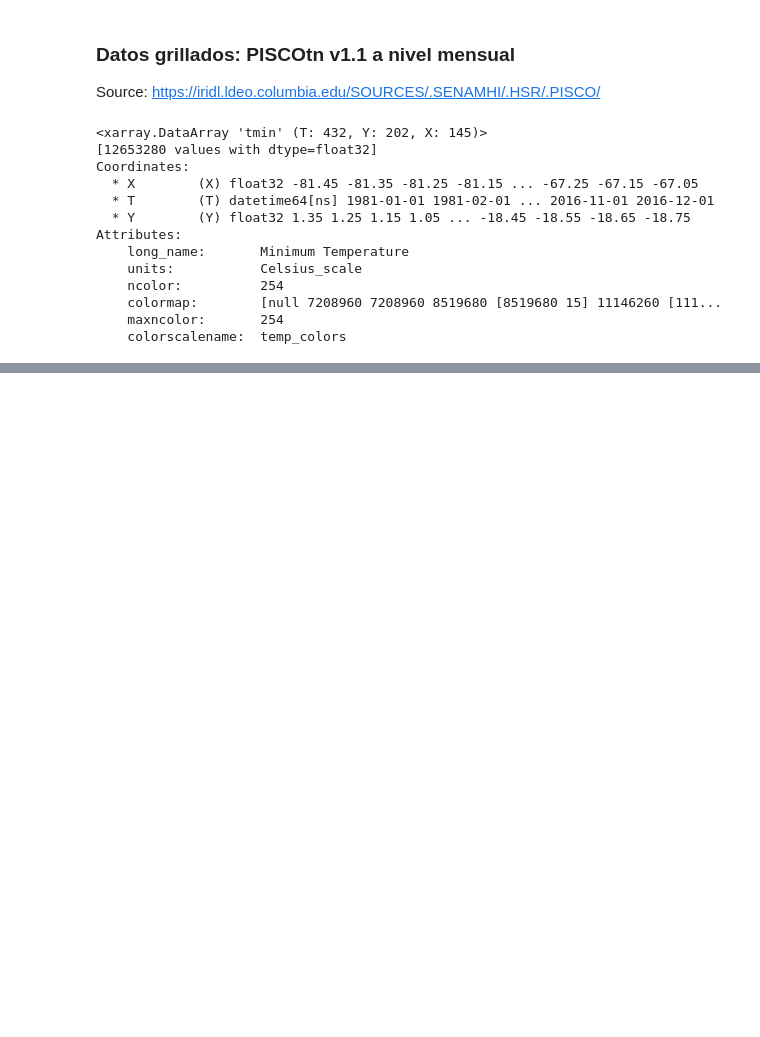
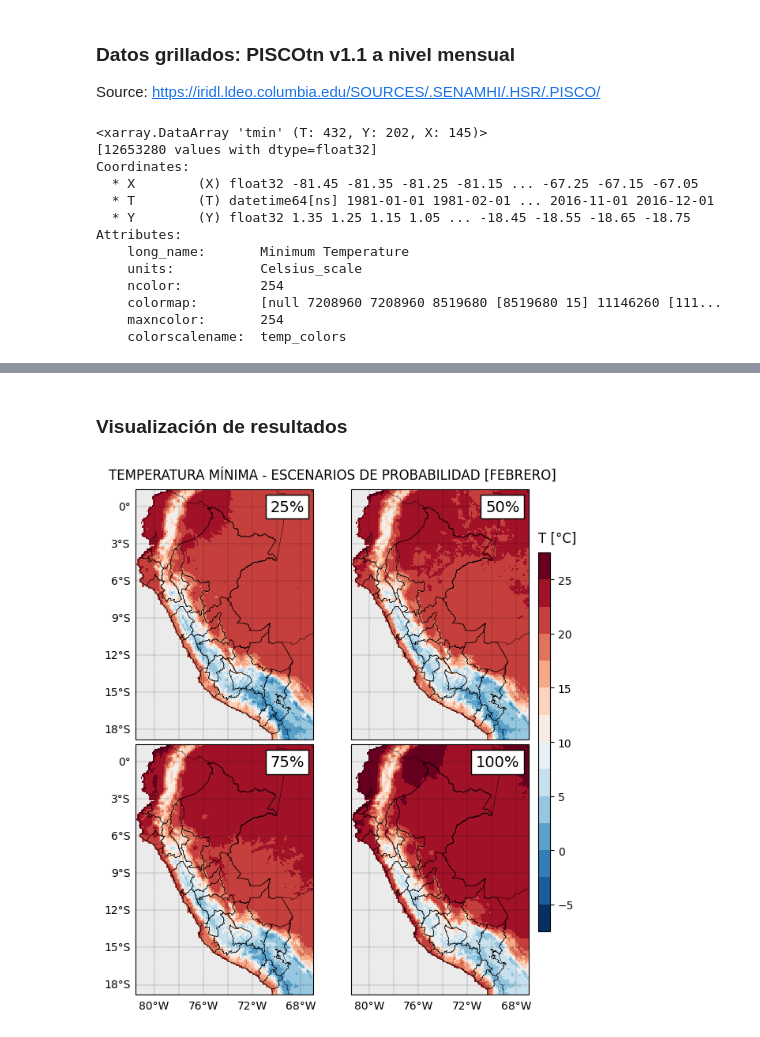
Before and after one commit to Kevcamposs/UNALM-meteorology, a Jupyter notebook: EVERC/P1_EVERC/P1_EVERC.ipynb, the cells around one changed output, grey strips where cells are left out. Cells and saved outputs as stored; diff of their text form; code cells hidden in the pictures; blank space fills up the shorter version.

```diff
--- a/EVERC/P1_EVERC/P1_EVERC.ipynb
+++ b/EVERC/P1_EVERC/P1_EVERC.ipynb
@@ -98,0 +133,59 @@ P.plot(cmap = 'RdBu_r', vmin = 0, vmax = 30)
+# %% [markdown]
+### Visualización de resultados
+# %%
+import matplotlib.ticker as mticker, cartopy.crs as ccrs
+from cartopy.feature import BORDERS, OCEAN, LAND
+from cartopy.mpl.gridliner import LONGITUDE_FORMATTER, LATITUDE_FORMATTER
+
+path_plot = path + 'T_prob/'
+shp_dict = dict(edgecolor='black', linewidth = 0.35, zorder = 1)
+
+cmap = plt.get_cmap('RdBu_r', 14)
+cmap.set_bad('#EBEBEB')
+
+MES = {1:'ENERO', 2:'FEBRERO', 3:'MARZO', 4:'ABRIL', 5:'MAYO', 6:'JUNIO',
+       7:'JULIO',8:'AGOSTO',9:'SETIEMBRE',10:'OCTUBRE',11:'NOVIEMBRE',12:'DICIEMBRE'}
+# %%
+m = 2   # 2 = feb, 7 = jul
+
+#######################################################################
+fig, Ax = plt.subplots(2,2, figsize = (6,8),
+                       subplot_kw = {'projection':ccrs.PlateCarree()})
+props = dict(facecolor='white', alpha=1)
+
+for i, ax, p in zip(range(4), Ax.flatten(), [f'{p_name(p)}%' for p in prob_values]):
+    plot = T_xr[p].sel(month = m).plot(ax = ax, add_colorbar = False,
+                                cmap = cmap, vmin = -7.5, vmax = 27.5)
+
+    # Título
+    ax.set_title('')
+    ax.text(0.95, 0.90, p, transform=ax.transAxes, fontsize=14,
+        verticalalignment='bottom', horizontalalignment = 'right', bbox=props)
+
+    grids = ax.gridlines(color='black', alpha=0.5, linestyle='--', linewidth = 0.35,
+                        crs = ccrs.PlateCarree(), draw_labels = True)
+
+    # Desactivar labels innecesarios
+    grids.xlabels_top = False; grids.ylabels_right = False
+    if i in [1, 3]:  grids.ylabels_left = False
+    if i in [0, 1]:  grids.xlabels_bottom = False
+
+    # Límites geopolíticos
+    ax.add_feature(BORDERS, color='black', lw = 0.35, zorder = 1)
+    ax.coastlines('50m', linewidth = 0.35)
+    SHP.boundary.plot(ax = ax, **shp_dict)
+
+# Barra de colores
+fig.subplots_adjust(right=0.8)
+cbar_ax = fig.add_axes([0.935, 0.2, 0.025, 0.6])
+fig.colorbar(plot, cax=cbar_ax)
+cbar_ax.set_title('T [°C]', loc = 'left', y = 1.01)
+
+
+plt.suptitle(f'TEMPERATURA MÍNIMA - ESCENARIOS DE PROBABILIDAD [{MES[m]}]', y = 0.935, x = 0.5)
+plt.subplots_adjust(bottom = 0.1, top = 0.9, left = 0.05, right = 0.95, wspace = 0.02, hspace = 0.02)
+
+fig.savefig(path_plot + f'Tn_prob_{MES[m]}.png',
+            transparent = False, pad_inches = 0.1, dpi = 400, bbox_inches = 'tight')
+# %% [output]
+[figure, added]
```
Also changed, not shown: parts of 14 cells of this notebook.
